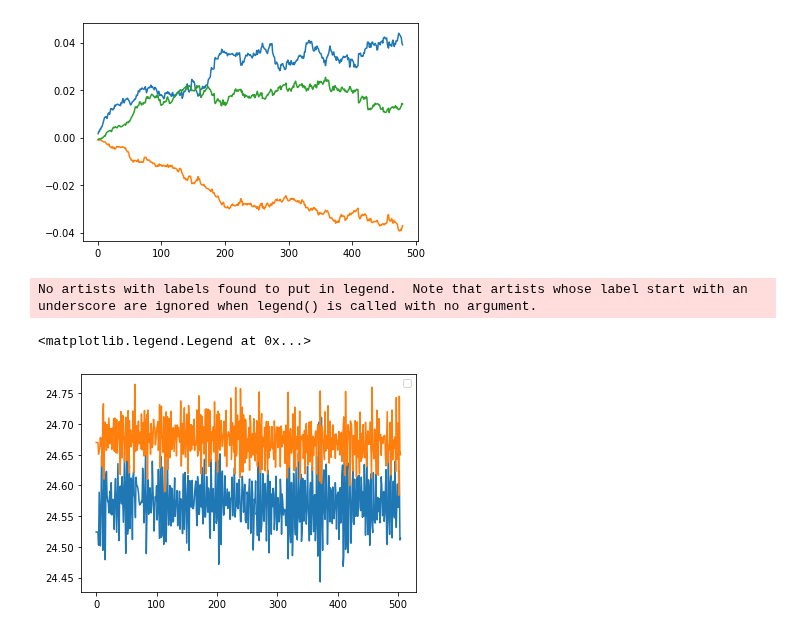
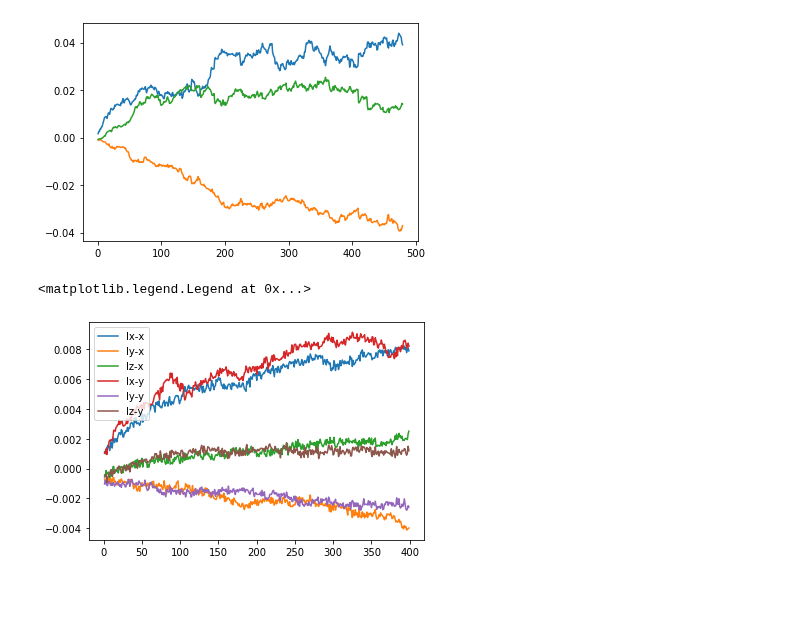
Before and after one commit to HE-RU10/ga2o3, a Jupyter notebook: Untitled1.ipynb, the cells around one changed output. Saved outputs shown, nothing was run; the diff lists cells and outputs as text; code cells hidden in the pictures; blank space fills up the shorter version.

```diff
--- a/Untitled1.ipynb
+++ b/Untitled1.ipynb
@@ -179,18 +179,39 @@ plt.plot(fpl,lz,label='lz')
 [<matplotlib.lines.Line2D at 0x...>]
 [figure]
 # %%
-path='/home/heruhe/Desktop/Ga2o3/Frenkelpair/GaFPA/npt/test3/log'
-colors=['#1f77b4', '#ff7f0e', 'g', 'r', (0.5, 0.2, 0.8), (0.2, 0.6, 0.5, 0.8), 'y']
-j=0
-for i in [20]:
-
+import numpy as np
+path='/home/heruhe/Desktop/Ga2o3/Frenkelpair/GaFPA/aniso/npt/x/log'
+lx0=48.58581389
+ly0=49.53212843
+lz0=47.18807076
+lx=[]
+ly=[]
+lz=[]
+fpl=[i for i in range(1,400)]
+for i in fpl:
     fn=path+'/lammps.stdout{}'.format(i)
     log = lammps_logfile.File(fn)
-    plt.plot(log.get("Lx"))
-    plt.plot(log.get("Ly"))
-    j=j+1
+    lx.append((np.mean(log.get("Lx")[100:-1])-lx0)/lx0)
+    ly.append((np.mean(log.get("Ly")[100:-1])-ly0)/ly0)
+    lz.append((np.mean(log.get("Lz")[100:-1])-lz0)/lz0)
+plt.plot(fpl,lx,label='lx-x')
+plt.plot(fpl,ly,label='ly-x')
+plt.plot(fpl,lz,label='lz-x')
+path='/home/heruhe/Desktop/Ga2o3/Frenkelpair/GaFPA/aniso/npt/y/log'
+fpl=[i for i in range(1,400)]
+lx=[]
+ly=[]
+lz=[]
+for i in fpl:
+    fn=path+'/lammps.stdout{}'.format(i)
+    log = lammps_logfile.File(fn)
+    lx.append((np.mean(log.get("Lx")[100:-1])-lx0)/lx0)
+    ly.append((np.mean(log.get("Ly")[100:-1])-ly0)/ly0)
+    lz.append((np.mean(log.get("Lz")[100:-1])-lz0)/lz0)
+plt.plot(fpl,lx,label='lx-y')
+plt.plot(fpl,ly,label='ly-y')
+plt.plot(fpl,lz,label='lz-y')
 plt.legend()
 # %% [output]
-No artists with labels found to put in legend.  Note that artists whose label start with an underscore are ignored when legend() is called with no argument.
+<matplotlib.legend.Legend at 0x...>
-<matplotlib.legend.Legend at 0x...>
-[figure, old version]
+[figure, new version]
```
Also changed, not shown: parts of 9 cells of this notebook, 2 other files.
